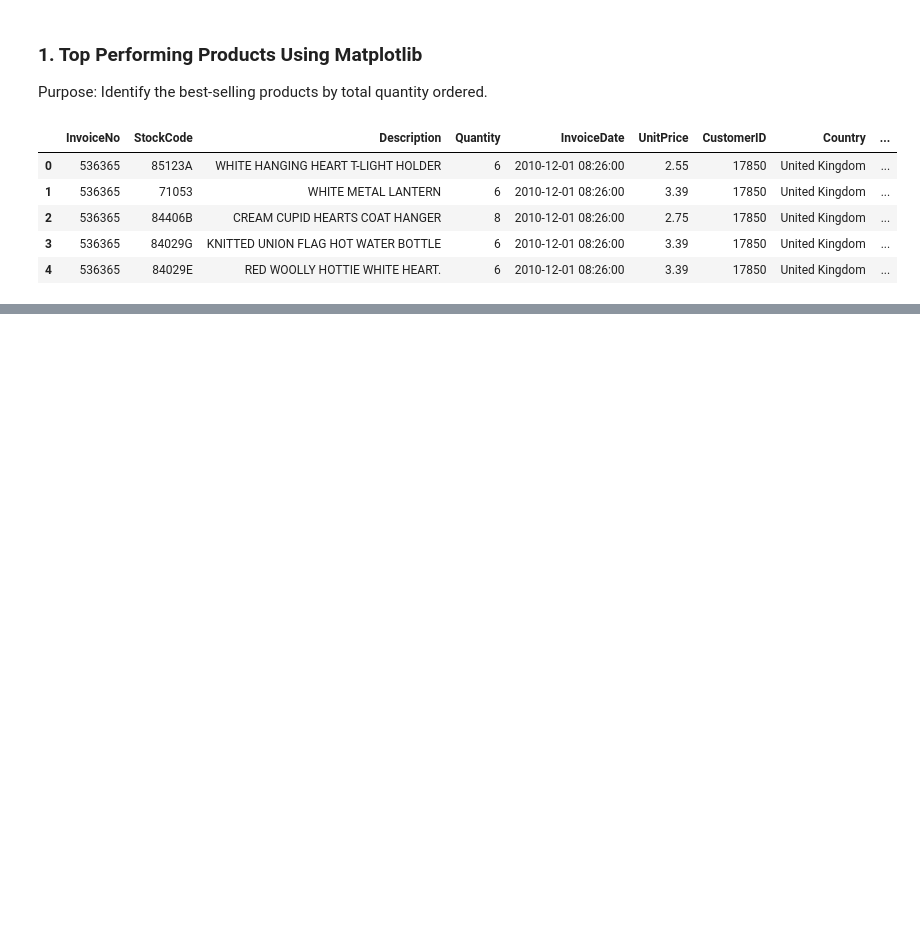
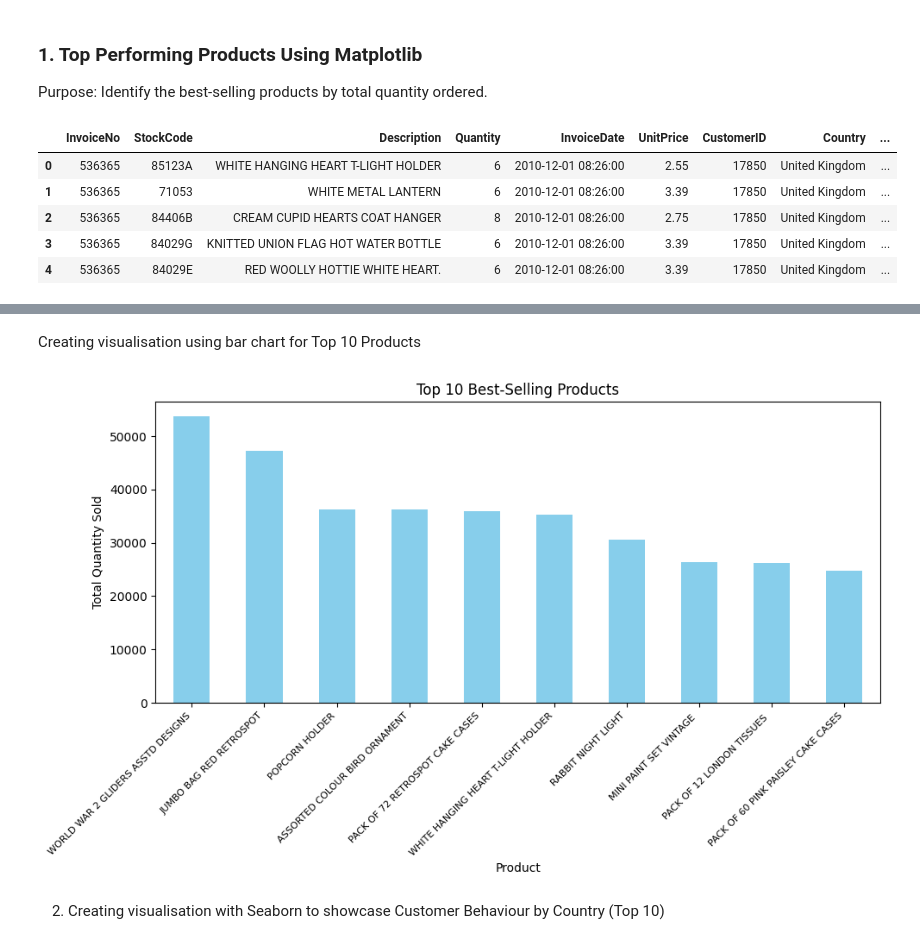
Before and after one commit to InsightsByIvy/Online-Retail-Transaction-Analysis, a Jupyter notebook: jupyter_notebooks/visualisation.ipynb, the cells around one changed output, grey strips where cells are left out. Cells and saved outputs as stored; diff of their text form; code cells hidden in the pictures; blank space fills up the shorter version.

Commit message:
Adding initial charts

```diff
--- a/jupyter_notebooks/visualisation.ipynb
+++ b/jupyter_notebooks/visualisation.ipynb
@@ -22,0 +25,3 @@ df.head()
+# %%
+top_products = df.groupby('Description')['Quantity'].sum().sort_values(ascending=False).head(10)
+top_products
@@ -22,0 +41,15 @@ df.head()
+# %% [markdown]
+Creating visualisation using bar chart for Top 10 Products
+# %%
+plt.figure(figsize=(10,6))
+top_products.plot(kind='bar', color='skyblue')
+plt.title('Top 10 Best-Selling Products')
+plt.xlabel('Product')
+plt.ylabel('Total Quantity Sold')
+plt.xticks(rotation=45, ha='right', fontsize=8)
+plt.tight_layout()
+plt.show()
+# %% [output]
+[figure, added]
+# %% [markdown]
+2. Creating visualisation with Seaborn to showcase Customer Behaviour by Country (Top 10)
```
Also changed, not shown: parts of 5 cells of this notebook.
